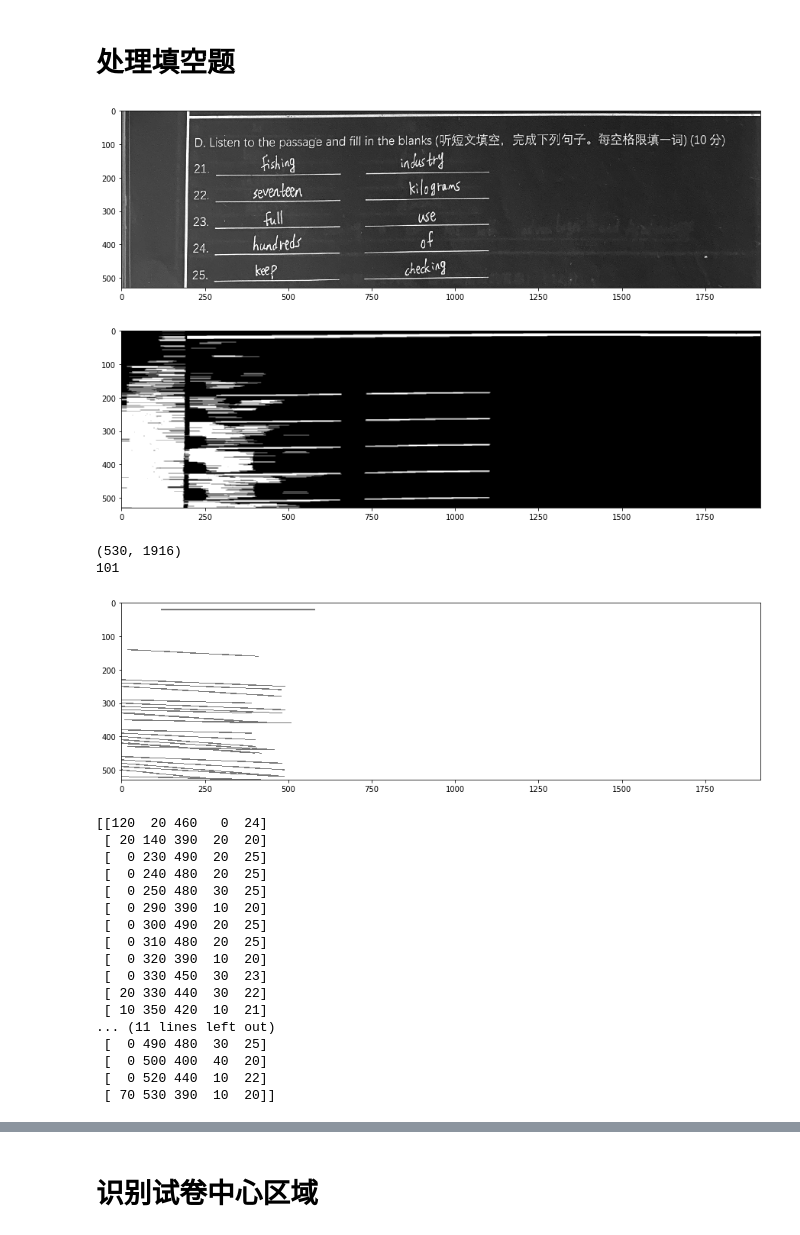
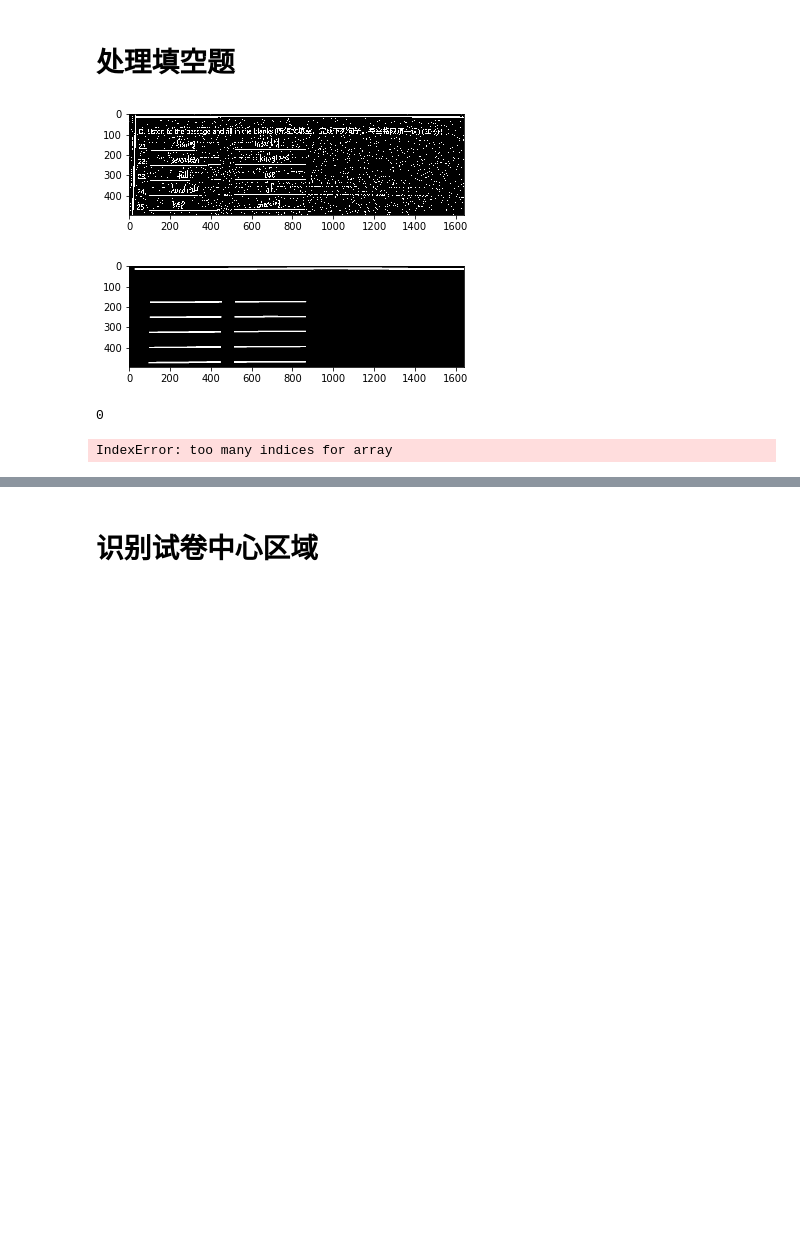
Before and after one commit to hecongziyu/myproject, a Jupyter notebook: imagehandle/试卷处理.ipynb, the cells around one changed output, grey strips where cells are left out. Saved outputs shown, nothing was run; the diff lists cells and outputs as text; code cells hidden in the pictures; blank space fills up the shorter version.

```diff
--- a/imagehandle/试卷处理.ipynb
+++ b/imagehandle/试卷处理.ipynb
@@ -15,41 +15,36 @@ plt.rcParams['figure.figsize'] = 15, 10
 # https://www.cnblogs.com/korbin/p/5625340.html
 import math
 DEBUG = True
-img = cv2.imread('/home/hecong/image/fill_4.jpg')
+img = cv2.imread('/home/hecong/image/fill/fill_1.jpg')
 img = cv2.cvtColor(img, cv2.COLOR_BGR2GRAY)
-# horizontal_size = int(img.shape[1] * 0.2)
-# horizontalStructure = cv2.getStructuringElement(cv2.MORPH_RECT, (10, 1))
-img = cv2.bitwise_not(img)
 
-plt.imshow(img,'gray')
-plt.show()
-# _,img = cv2.threshold(img, 100, 255,  cv2.THRESH_OTSU + cv2.THRESH_BINARY)
-_,img = cv2.threshold(img, 100, 255,  cv2.THRESH_BINARY)
-
-horizontalStructure = cv2.getStructuringElement(cv2.MORPH_CROSS, (60, 1))
-img = cv2.erode(img, horizontalStructure)  # 先腐蚀
-img = cv2.dilate(img, horizontalStructure) # 再膨胀
-
-img = cv2.blur(img, tuple((4,4)))
-# img = cv2.GaussianBlur(img,(5,5),0)
-# img = cv2.medianBlur(img,3)
+img = cv2.GaussianBlur(img,(5,5),0)
+# ret,img = cv2.threshold(img,0,255,cv2.THRESH_BINARY_INV + cv2.THRESH_OTSU)
+img = cv2.adaptiveThreshold(img,255,cv2.ADAPTIVE_THRESH_MEAN_C, cv2.THRESH_BINARY_INV,11,2)
 
 plt.imshow(img,'gray')
 plt.show()
 
-# img = cv2.dilate(img, None, iterations=1)
+cols = img.shape[1]
+horizontal_size = int(cols / 40)
 
-# img = cv2.bitwise_not(img)
-# img = cv2.adaptiveThreshold(img, 255, cv2.ADAPTIVE_THRESH_MEAN_C, \
-#                                 cv2.THRESH_BINARY, 15, -2)
+# Create structure element for extracting horizontal lines through morphology operations
+horizontalStructure = cv2.getStructuringElement(cv2.MORPH_RECT, (horizontal_size, 1))
+# Apply morphology operations
+img = cv2.erode(img, horizontalStructure)
+img = cv2.dilate(img, horizontalStructure)
 
-# img = cv2.bitwise_not(img)
+img = cv2.blur(img, tuple((3, 3)))
+element = cv2.getStructuringElement(cv2.MORPH_RECT, tuple((5, 5)), (-1, -1))
+img = cv2.dilate(img, element, iterations=1)
 
-print(img.shape)
+plt.imshow(img,'gray')
+plt.show()
+
+
 # 扫线最小长度取图片的宽 20%长度
-minLineLength = int(img.shape[1] * 0.2)
-
-lines = cv2.HoughLinesP(img, 1, np.pi / 180, 40, minLineLength=minLineLength, maxLineGap=60)
+minLineLength = int(img.shape[1] * 0.3)
+lines = cv2.HoughLinesP(img, 1, np.pi / 180, 20, minLineLength=minLineLength, maxLineGap=30)
 
 
 imgcanv = Image.new("RGB", (img.shape[1], img.shape[0]), (255, 255, 255))
@@ -61,62 +56,44 @@ for line in lines:
     width = abs(x2-x1)
     hight = abs(y2-y1)
     x1,y1,width,hight = int(10*round(x1/10)), int(10*round(y1/10)), int(10*round(width/10)), int(10*round(hight/10))
-    if int(100 * width/img.shape[1]) <= 25 and int(100 * width/img.shape[1]) >= 20:
+    if int(100 * width/img.shape[1]) <= 30 and int(100 * width/img.shape[1]) >= 20:
         # 进行四舍五入操作,为后期排重做准备
         exmr.append([x1,y1,width,hight,int(100 * width/img.shape[1])])
 
 exmr = np.array(exmr)
 print(len(exmr))
 # 根据Y轴进行排重
 va,inx = np.unique(exmr[:,1] + exmr[:,0],return_index=True)
 exmr = exmr[inx]
 
-exmr = exmr[exmr[:,2]>200]
+# exmr = exmr[exmr[:,2]>200]
 idex = np.lexsort([exmr[:, 0], exmr[:, 1]])
 
 
 exmr = exmr[idex,:]
 # cidx = [0,3,4,6,9,10,11,14,16,18,20]
 # exmr = exmr[cidx,:]
 
 # print(exmr)
 if DEBUG:
     for item in exmr:
         x1,y1,w,h,s = item
         cv2.line(imgcanv, (x1, y1), (x1+w, y1+h), (120, 120, 120), 2)
 
 if DEBUG:
 #     logger.debug('调试，显示划线图')
     plt.imshow(imgcanv,'gray')
     plt.show()
 
 print(exmr)
 # plt.imshow(img,'gray')
 # plt.show()
 # print(exmr)
 # %% [output]
-[figure, old version]
+[figure, new version]
-[figure, old version]
+[figure, new version]
-(530, 1916)
-101
+0
-[figure, removed]
-[[120  20 460   0  24]
- [ 20 140 390  20  20]
- [  0 230 490  20  25]
- [  0 240 480  20  25]
- [  0 250 480  30  25]
- [  0 290 390  10  20]
- [  0 300 490  20  25]
- [  0 310 480  20  25]
- [  0 320 390  10  20]
- [  0 330 450  30  23]
- [ 20 330 440  30  22]
- [ 10 350 420  10  21]
-... (11 lines left out)
- [  0 490 480  30  25]
- [  0 500 400  40  20]
- [  0 520 440  10  22]
- [ 70 530 390  10  20]]
+IndexError: too many indices for array
 # %%
 
 # 根据Y轴取维一的值
```
Also changed, not shown: parts of 3 cells of this notebook.
